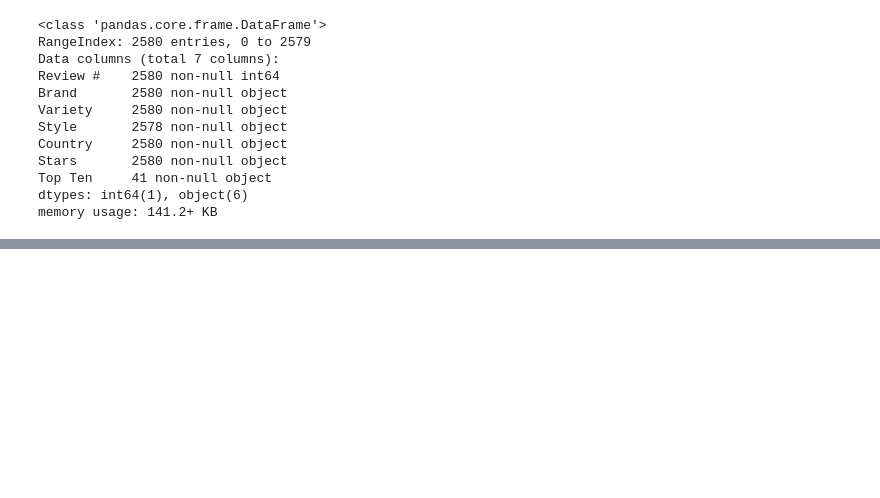
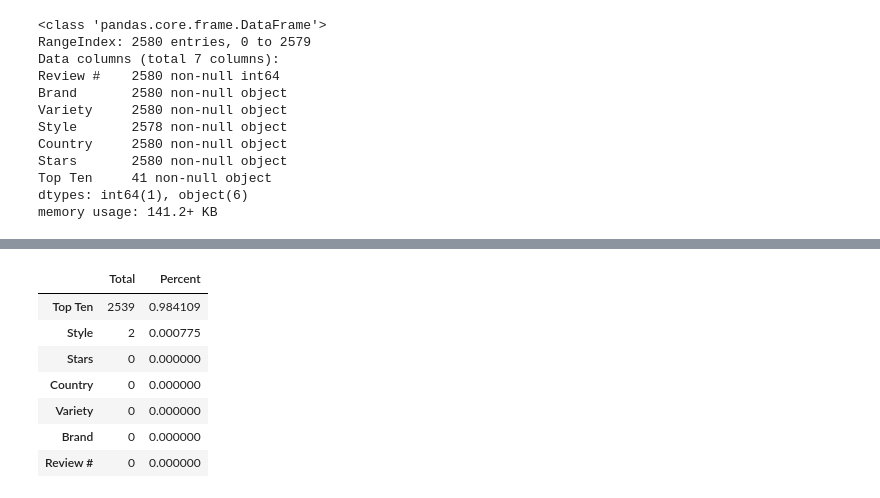
Before and after one commit to tahashahab/Practice, a Jupyter notebook: ramen.ipynb, the cells around one changed output, grey strips where cells are left out. Saved outputs shown, nothing was run; the diff lists cells and outputs as text; code cells hidden in the pictures; blank space fills up the shorter version.

```diff
--- a/ramen.ipynb
+++ b/ramen.ipynb
@@ -33,0 +48,14 @@ memory usage: 141.2+ KB
+# %%
+total = ramen.isnull().sum().sort_values(ascending=False)
+perc = (ramen.isnull().sum()/ramen.isnull().count()).sort_values(ascending=False)
+missing_data = pd.concat([total, perc], axis=1, keys=['Total', 'Percent'])
+missing_data
+# %% [output]
+|  | Total | Percent |
+| Top Ten | 2539 | 0.984109 |
+| Style | 2 | 0.000775 |
+| Stars | 0 | 0.000000 |
+| Country | 0 | 0.000000 |
+| Variety | 0 | 0.000000 |
+| Brand | 0 | 0.000000 |
+| Review # | 0 | 0.000000 |
```
Also changed, not shown: parts of 19 cells of this notebook, 1 other file.
